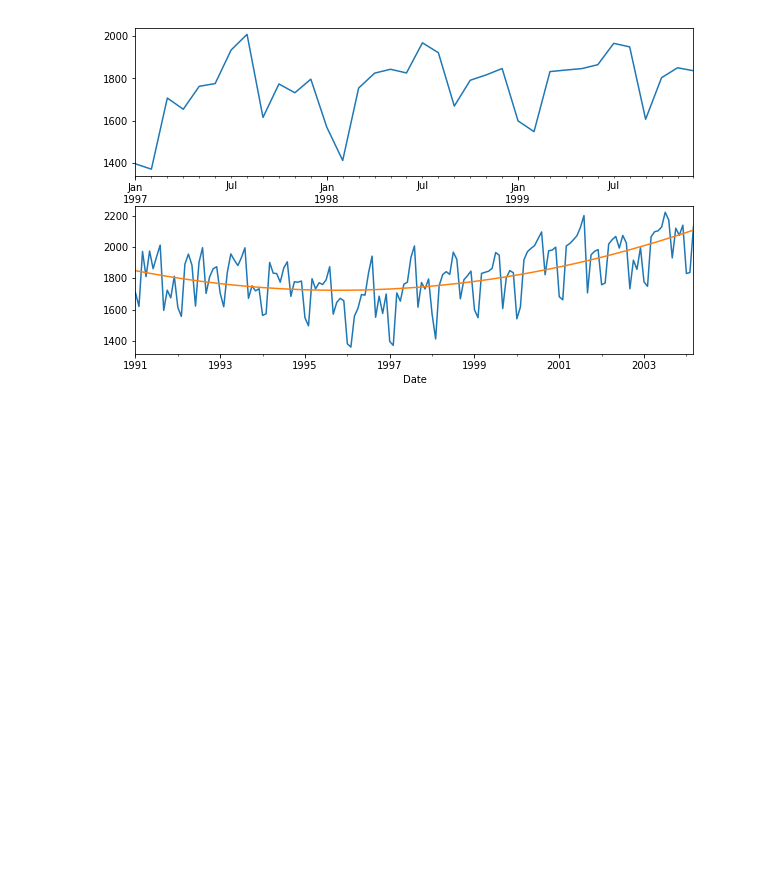
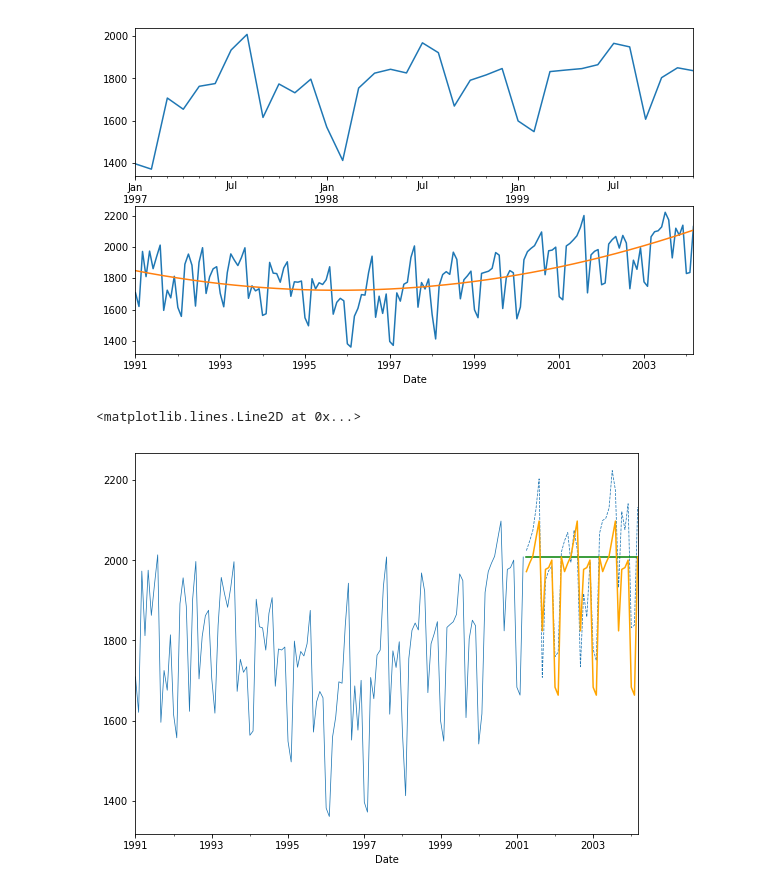
Before and after one commit to srkwon/analysis, a Jupyter notebook: data-analysis-2021/1.ADP실기/통계,시계열분석/20211026.ipynb, the cells around one changed output. Saved outputs shown, nothing was run; the diff lists cells and outputs as text; code cells hidden in the pictures; blank space fills up the shorter version.

```diff
--- a/data-analysis-2021/1.ADP실기/통계,시계열분석/20211026.ipynb
+++ b/data-analysis-2021/1.ADP실기/통계,시계열분석/20211026.ipynb
@@ -58,3 +58,43 @@ ts_lm.predict(df3).plot(ax = axes[1])
 # %% [output]
 <matplotlib.axes._subplots.AxesSubplot at 0x...>
 [figure]
+# %%
+nValid = 36
+nTrain = len(series_ts) - nValid
+
+# partition the data
+train_ts = series_ts[:nTrain]
+valid_ts = series_ts[nTrain:]
+
+# generate the naive and seasonal naive forecast
+naive_pred = pd.Series(train_ts[-1], index = valid_ts.index)
+last_season = train_ts[-12:]
+seasonal_pred = pd.Series(
+    pd.concat([last_season]*5)[:len(valid_ts)].values
+    , index = valid_ts.index
+)
+
+# plot forecasts and actual in the training and validation sets
+# 같은 도화지에 훈련 데이터셋 그리고
+ax = train_ts.plot(color = 'C0', linewidth = 0.75, figsize = (9,7))
+# 같은 도화지에 테스트 데이터셋 그리고
+valid_ts.plot(ax = ax, color = 'C0', linestyle = 'dashed', linewidth = 0.75)
+
+naive_pred.plot(ax = ax, color = 'green')
+seasonal_pred.plot(ax = ax, color = 'orange')
+
+# determine coordinates for drawing the arrows and lines
+one_month = pd.Timedelta('31 days')
+xtrain = (min(train_ts.index), max(train_ts.index) - one_month)
+xvalid = (min(valid_ts.index) + one_month, max(valid_ts.index) - one_month)
+xfuture = (max(valid_ts.index) + one_month, '2006')
+
+xtv = xtrain[1] + 0.5 * (xvalid[0] - xtrain[1])
+xvf = xtrain[1] + 0.5 * (xfuture[0] - xvalid[1])
+
+ax.add_line(plt.Line2D(xtrain, (2450, 2450), color = 'black', linewidth = 0.5))
+ax.add_line(plt.Line2D(xvalid, (2450, 2450), color = 'black', linewidth = 0.5))
+ax.add_line(plt.Line2D(xfuture, (2450, 2450), color = 'black', linewidth = 0.5))
+# %% [output]
+<matplotlib.lines.Line2D at 0x...>
+[figure, added]
```
